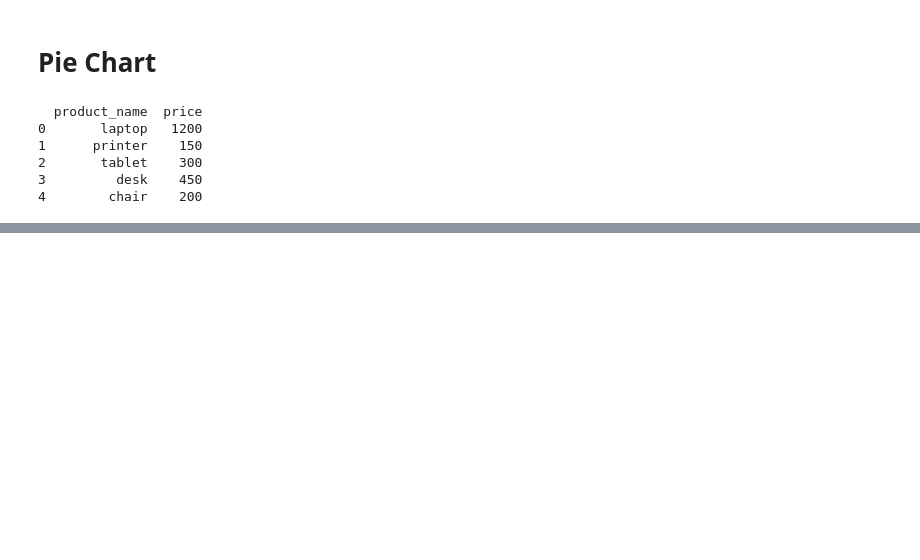
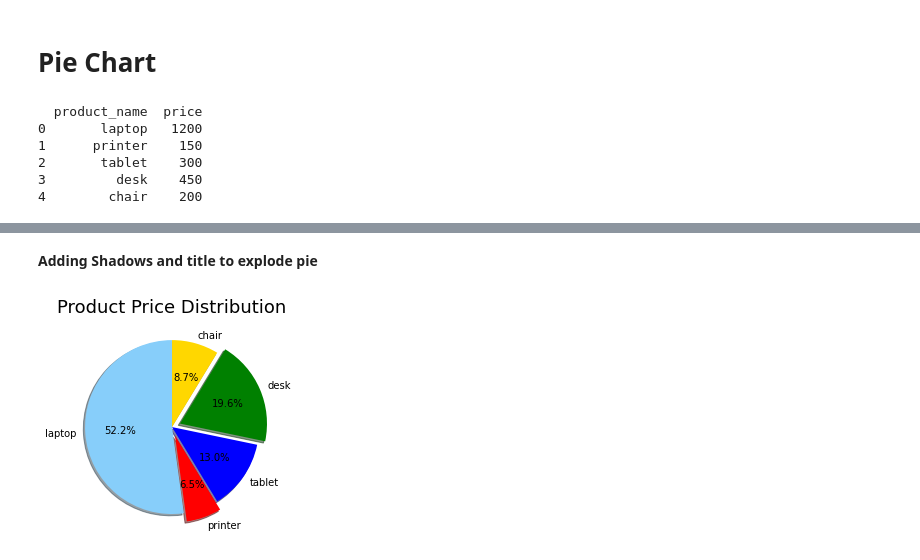
Before and after one commit to sswayansidha/Bar_Chart, a Jupyter notebook: Pie_Chart_info.ipynb, the cells around one changed output, grey strips where cells are left out. Saved outputs shown, nothing was run; the diff lists cells and outputs as text; code cells hidden in the pictures; blank space fills up the shorter version.

```diff
--- a/Pie_Chart_info.ipynb
+++ b/Pie_Chart_info.ipynb
@@ -29,0 +58,14 @@ plt.show()
+# %% [markdown]
+**Adding Shadows and title to explode pie**
+# %%
+## Adding a title to the pie chart and a shadow to the chart
+Product = list(df.product_name)
+Price = list(df.price)
+
+colors = ['lightskyblue', 'red', 'blue', 'green', 'gold']
+explode =(0,0.1,0,0.1,0)
+plt.pie(Price, explode = explode,labels= Product, colors=colors, startangle=90, autopct='%.1f%%' ,shadow = True)
+plt.title("Product Price Distribution", fontsize = 18)
+plt.show()
+# %% [output]
+[figure, added]
```
Also changed, not shown: parts of 10 cells of this notebook.
